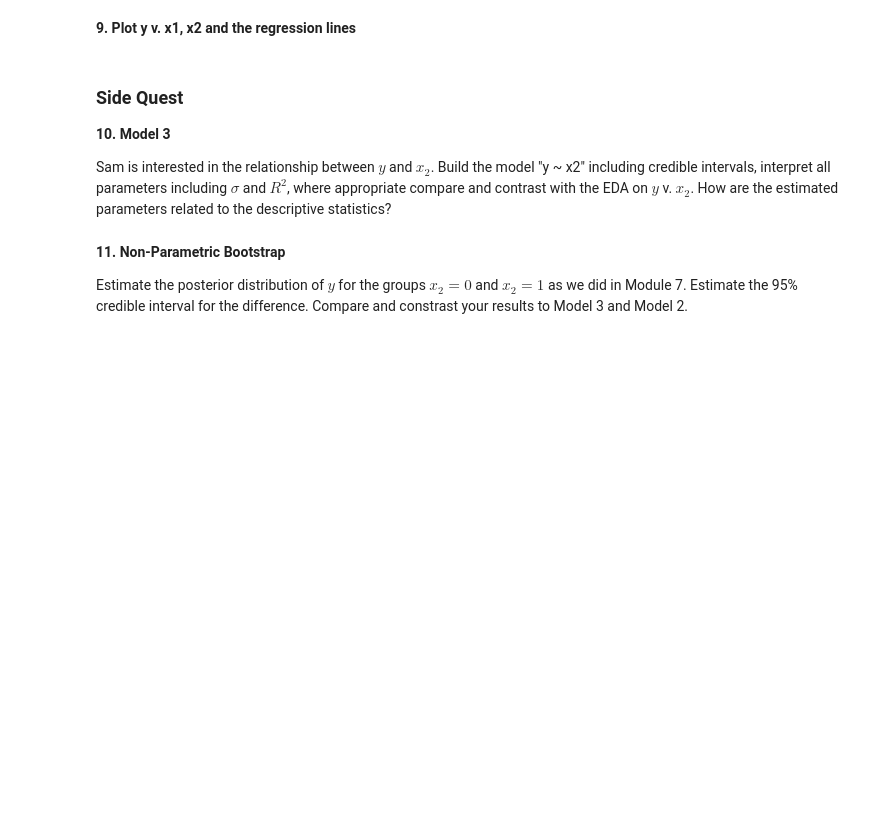
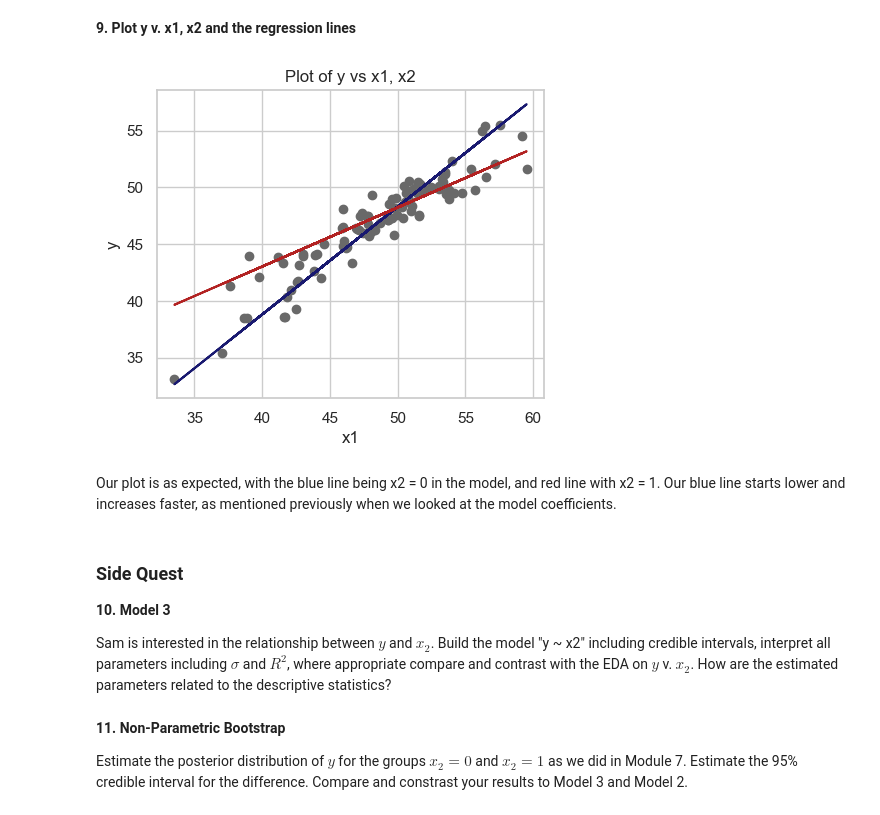
Before and after one commit to ansaridan/jhu-data-engineering-team-5, a Jupyter notebook: Module_9/Lab 9.ipynb, the cells around one changed output. Cells and saved outputs as stored; diff of their text form; code cells hidden in the pictures; blank space fills up the shorter version.

```diff
--- a/Module_9/Lab 9.ipynb
+++ b/Module_9/Lab 9.ipynb
@@ -609,0 +669,4 @@ What interpretation of the coefficients did you use?
+# %%
+results_ci_2 = models.bootstrap_linear_regression('y ~ x1 + x2 + x1:x2', df)
+
+models.describe_bootstrap_lr(results_ci_2)
@@ -616,3 +711,24 @@ What interpretation of the coefficients did you use?
+# %%
+figure = plt.figure(figsize=(5,4))
+
+axes = figure.add_subplot(1,1,1)
+axes.scatter(df['x1'], df['y'], color='dimgray')
+
+beta = results_ci_2['coefficients']
+axes.plot(df['x1'], [beta[0] + beta[1] * x1 for x1 in df['x1']], '-', color='midnightblue')
+axes.plot(df['x1'], [(beta[0] + beta[2]) + (beta[1] + beta[3]) * x1 for
+                        x1 in df['x1']], '-', color='firebrick')
+
+axes.set_ylabel('y')
+axes.set_xlabel('x1')
+axes.set_title('Plot of y vs x1, x2')
+
+plt.show()
+plt.close()
+# %% [output]
+[figure, added]
+# %% [markdown]
+Our plot is as expected, with the blue line being x2 = 0 in the model, and red line with x2 = 1. Our blue line starts lower and increases faster, as mentioned previously when we looked at the model coefficients.
 # %% [markdown]
 ### Side Quest
 
```
Also changed, not shown: parts of 28 cells of this notebook, 1 other file.
